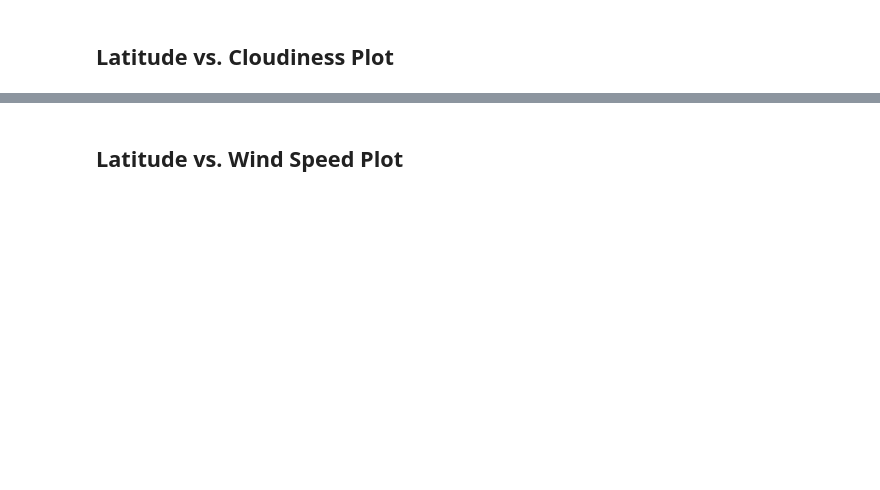
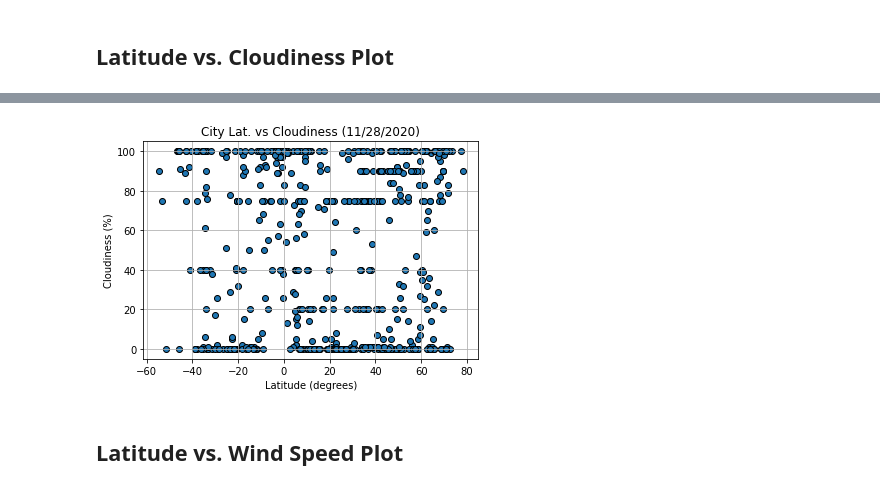
Before and after one commit to gelopez21/PythonAPI_Challenge_WK6, a Jupyter notebook: WeatherPy.ipynb, the cells around one changed output, grey strips where cells are left out. Cells and saved outputs as stored; diff of their text form; code cells hidden in the pictures; blank space fills up the shorter version.

```diff
--- a/WeatherPy.ipynb
+++ b/WeatherPy.ipynb
@@ -213,2 +202,12 @@ Int64Index([], dtype='int64')
+# %%
+plt.scatter(citydata.Lat,citydata.Cloudiness,edgecolors="black")
+plt.title(f"City Lat. vs Cloudiness ({today})")
+plt.xlabel("Latitude (degrees)")
+plt.ylabel("Cloudiness (%)")
+plt.grid(b=True,axis="both")
+
+plt.savefig("output_data/CityLat_v_Cloudiness.png")
+# %% [output]
+[figure, added]
 # %% [markdown]
 ## Latitude vs. Wind Speed Plot
```
Also changed, not shown: parts of 18 cells of this notebook.
